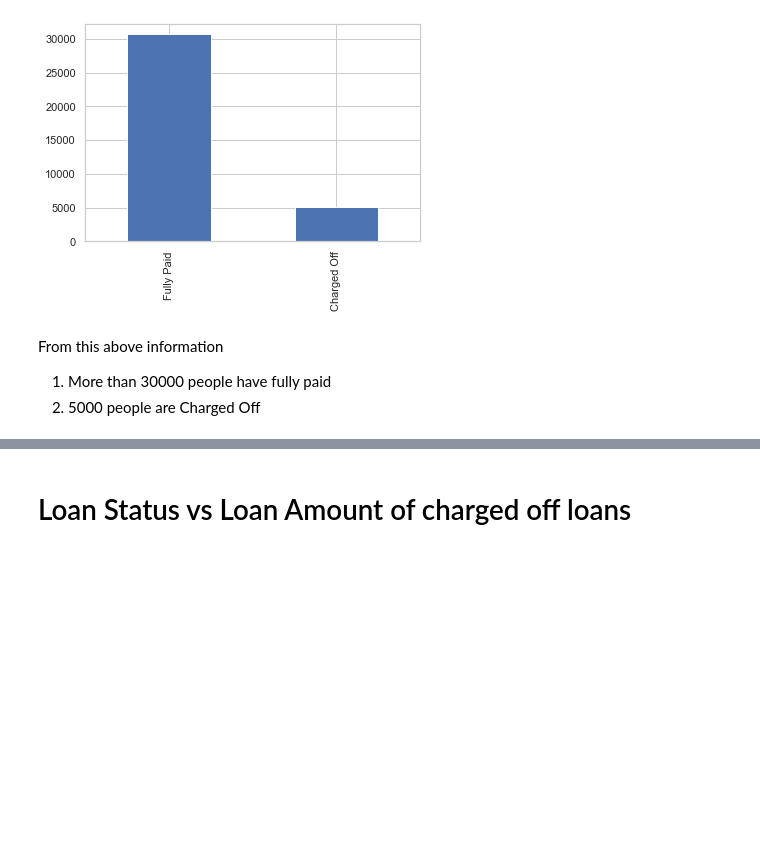
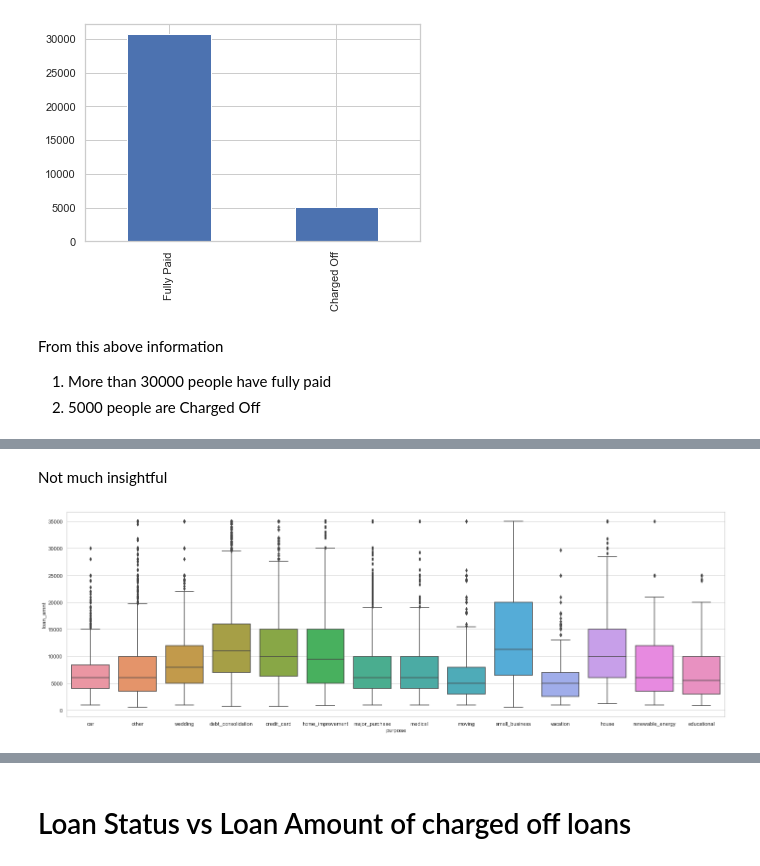
Before and after one commit to Harshulagarwal/LendingClubCaseStudy, a Jupyter notebook: LENDING_CLUB_CASE_STUDY.ipynb, the cells around one changed output, grey strips where cells are left out. Drawn from its saved outputs; the diff is of its cells as text; code cells hidden in the pictures; blank space fills up the shorter version.

```diff
--- a/LENDING_CLUB_CASE_STUDY.ipynb
+++ b/LENDING_CLUB_CASE_STUDY.ipynb
@@ -645,0 +653,8 @@ From this above information
+# %% [markdown]
+Not much insightful
+# %%
+plt.figure(figsize=(25,8))
+sns.boxplot(y=loan['loan_amnt'], x = loan['purpose'])
+plt.show()
+# %% [output]
+[figure, added]
```
Also changed, not shown: parts of 86 cells of this notebook.
